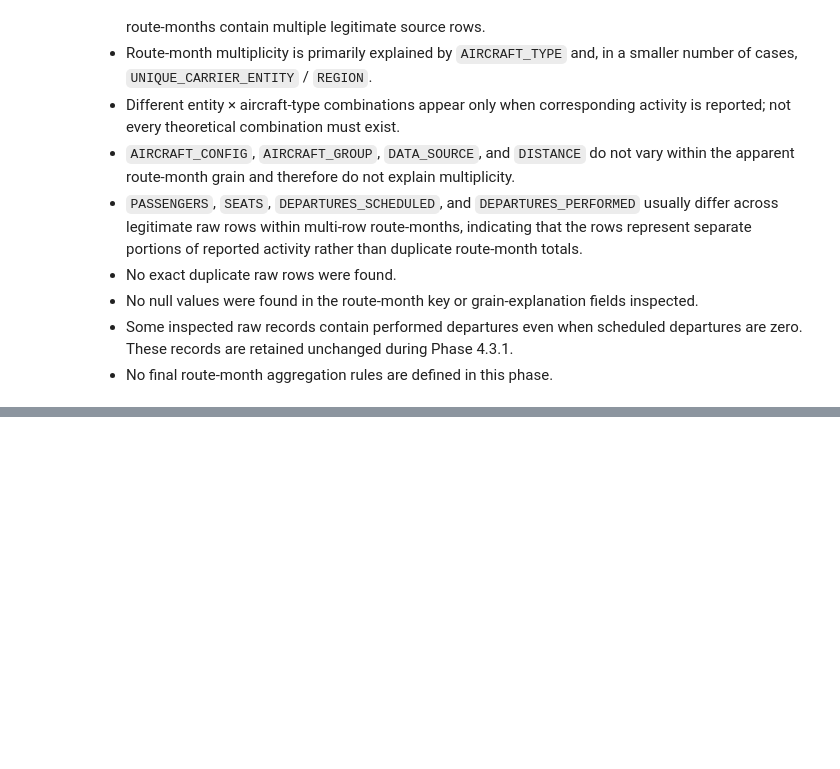
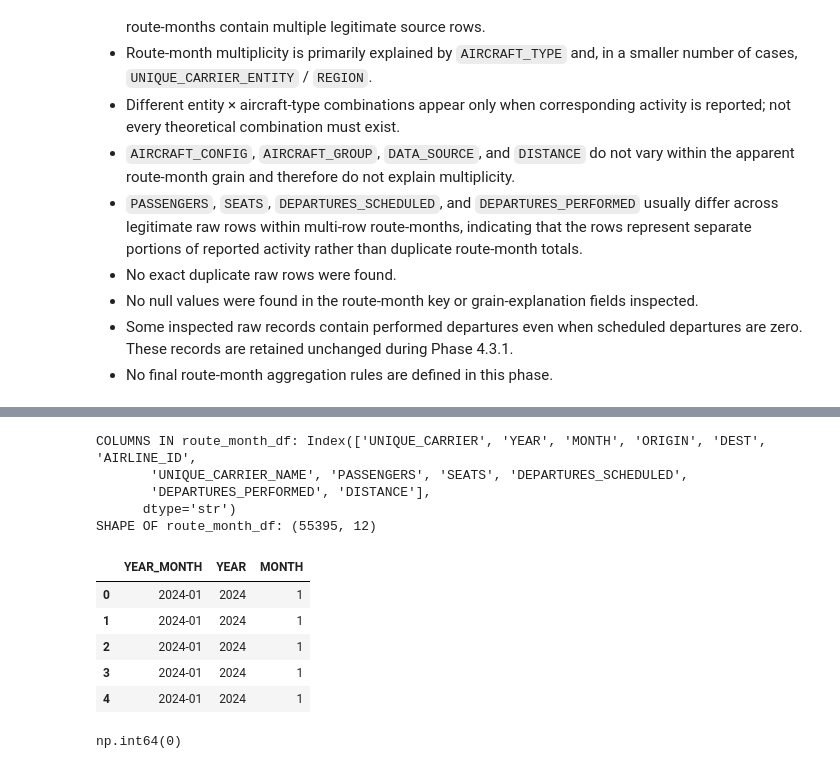
Before and after one commit to ahmadshamali/airline-demand-capacity-planning, a Jupyter notebook: notebooks/03_route_month_foundation.ipynb, the cells around one changed output, grey strips where cells are left out. Drawn from its saved outputs; the diff is of its cells as text; code cells hidden in the pictures; blank space fills up the shorter version.

Commit message:
Complete Phase 4.3.2 route-month aggregation

```diff
--- a/notebooks/03_route_month_foundation.ipynb
+++ b/notebooks/03_route_month_foundation.ipynb
@@ -827,0 +985,73 @@ dtype: int64
+# %%
+route_month_df = (
+    wn_f_historical[[
+    'AIRLINE_ID',
+    'UNIQUE_CARRIER_NAME',
+    'UNIQUE_CARRIER',
+    'YEAR',
+    'MONTH',
+    'ORIGIN',
+    'DEST',
+    'PASSENGERS',
+    'SEATS',
+    'DEPARTURES_SCHEDULED',
+    'DEPARTURES_PERFORMED',
+    'DISTANCE'
+]]
+    .groupby(
+        [
+            'UNIQUE_CARRIER',
+            'YEAR',
+            'MONTH',
+            'ORIGIN',
+            'DEST'
+        ],
+        as_index=False
+    )
+    .agg(
+        AIRLINE_ID=('AIRLINE_ID', 'first'),
+        UNIQUE_CARRIER_NAME=('UNIQUE_CARRIER_NAME', 'first'),
+        PASSENGERS=('PASSENGERS', 'sum'),
+        SEATS=('SEATS', 'sum'),
+        DEPARTURES_SCHEDULED=('DEPARTURES_SCHEDULED', 'sum'),
+        DEPARTURES_PERFORMED=('DEPARTURES_PERFORMED', 'sum'),
+        DISTANCE=('DISTANCE', 'first')
+    )
+)
+print('COLUMNS IN route_month_df:', route_month_df.columns)
+print('SHAPE OF route_month_df:', route_month_df.shape)
+# %% [output]
+COLUMNS IN route_month_df: Index(['UNIQUE_CARRIER', 'YEAR', 'MONTH', 'ORIGIN', 'DEST', 'AIRLINE_ID',
+       'UNIQUE_CARRIER_NAME', 'PASSENGERS', 'SEATS', 'DEPARTURES_SCHEDULED',
+       'DEPARTURES_PERFORMED', 'DISTANCE'],
+      dtype='str')
+SHAPE OF route_month_df: (55395, 12)
+# %%
+route_month_df['YEAR_MONTH'] = pd.PeriodIndex.from_fields(
+    year=route_month_df['YEAR'],
+    month=route_month_df['MONTH'],
+    freq='M'
+)
+
+route_month_df[
+    ['YEAR_MONTH', 'YEAR', 'MONTH']
+].head()
+# %% [output]
+|  | YEAR_MONTH | YEAR | MONTH |
+| 0 | 2024-01 | 2024 | 1 |
+| 1 | 2024-01 | 2024 | 1 |
+| 2 | 2024-01 | 2024 | 1 |
+| 3 | 2024-01 | 2024 | 1 |
+| 4 | 2024-01 | 2024 | 1 |
+# %%
+route_month_df.duplicated(
+    subset=[
+        'UNIQUE_CARRIER',
+        'YEAR',
+        'MONTH',
+        'ORIGIN',
+        'DEST'
+    ]
+).sum()
+# %% [output]
+np.int64(0)
```
Also changed, not shown: parts of 14 cells of this notebook.
